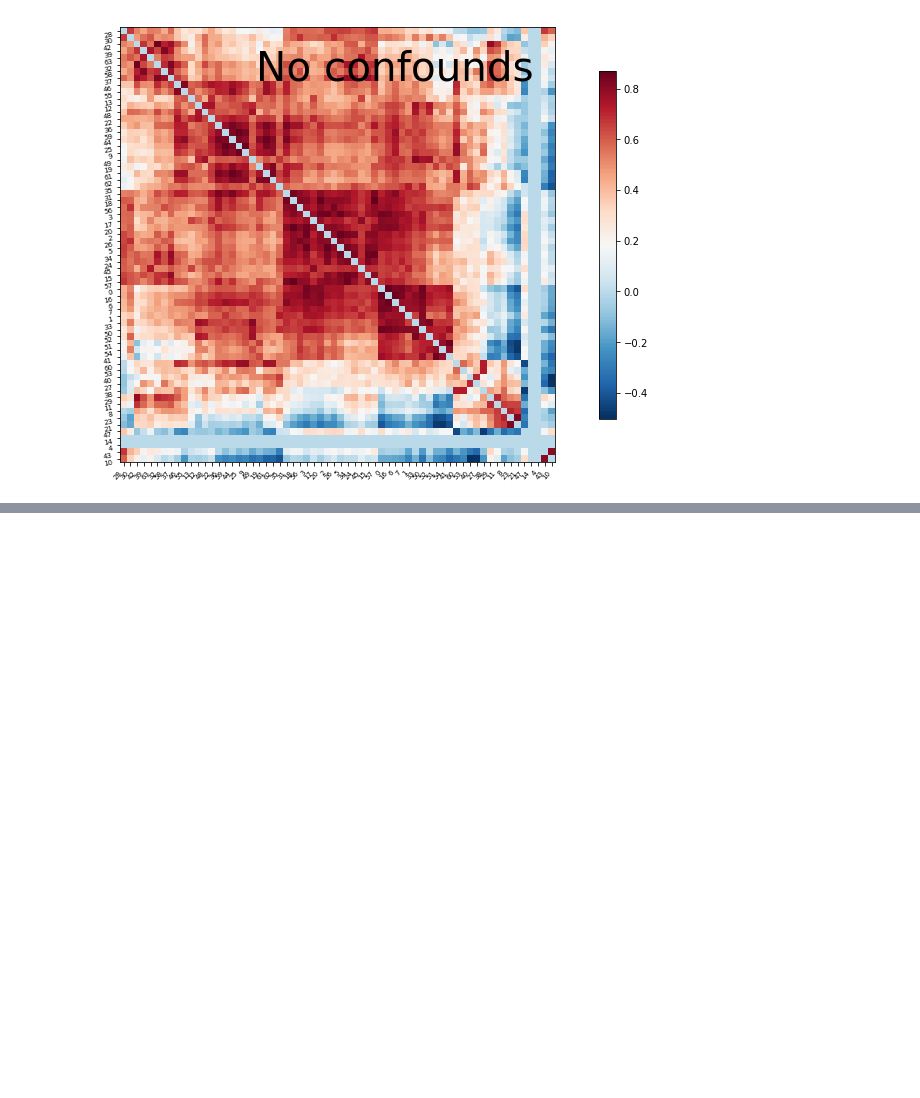
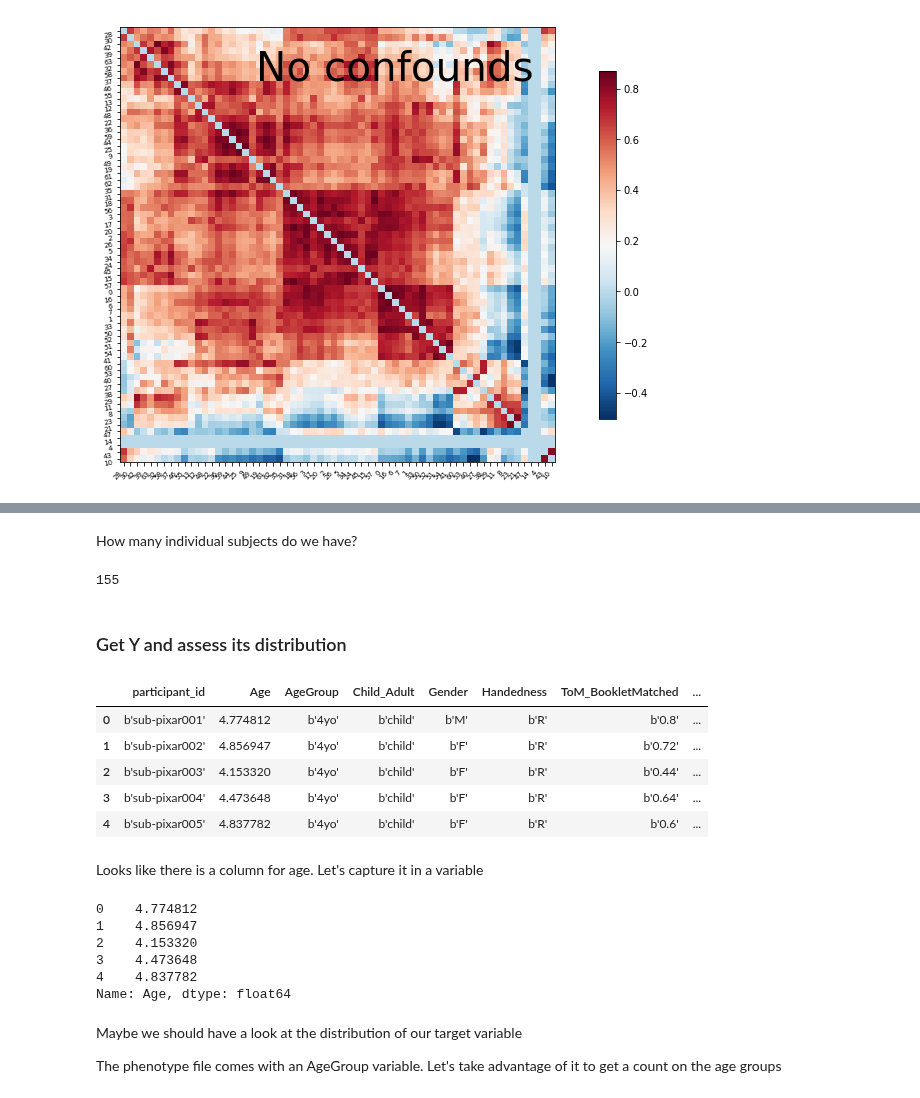
Before and after one commit to illdopejake/RS2018_Nilearn_tutorial, a Jupyter notebook: Nilearn_tutorial_2018.ipynb, the cells around one changed output, grey strips where cells are left out. Saved outputs shown, nothing was run; the diff lists cells and outputs as text; code cells hidden in the pictures; blank space fills up the shorter version.

```diff
--- a/Nilearn_tutorial_2018.ipynb
+++ b/Nilearn_tutorial_2018.ipynb
@@ -419,0 +439,35 @@ _______________________________________________filter_and_extract - 7.1s, 0.1min
+# %% [markdown]
+How many individual subjects do we have?
+# %%
+len(data.func)
+# %% [output]
+155
+# %% [markdown]
+### Get Y and assess its distribution
+# %%
+# Let's load the phenotype data
+pheno = DataFrame(data.phenotypic)
+pheno.head()
+# %% [output]
+|  | participant_id | Age | AgeGroup | Child_Adult | Gender | Handedness | ToM_BookletMatched | ... |
+| 0 | b'sub-pixar001' | 4.774812 | b'4yo' | b'child' | b'M' | b'R' | b'0.8' | ... |
+| 1 | b'sub-pixar002' | 4.856947 | b'4yo' | b'child' | b'F' | b'R' | b'0.72' | ... |
+| 2 | b'sub-pixar003' | 4.153320 | b'4yo' | b'child' | b'F' | b'R' | b'0.44' | ... |
+| 3 | b'sub-pixar004' | 4.473648 | b'4yo' | b'child' | b'F' | b'R' | b'0.64' | ... |
+| 4 | b'sub-pixar005' | 4.837782 | b'4yo' | b'child' | b'F' | b'R' | b'0.6' | ... |
+# %% [markdown]
+Looks like there is a column for age. Let's capture it in a variable
+# %%
+y_age = pheno['Age']
+y_age.head()
+# %% [output]
+0    4.774812
+1    4.856947
+2    4.153320
+3    4.473648
+4    4.837782
+Name: Age, dtype: float64
+# %% [markdown]
+Maybe we should have a look at the distribution of our target variable
+
+The phenotype file comes with an AgeGroup variable. Let's take advantage of it to get a count on the age groups
```
Also changed, not shown: parts of 10 cells of this notebook.
